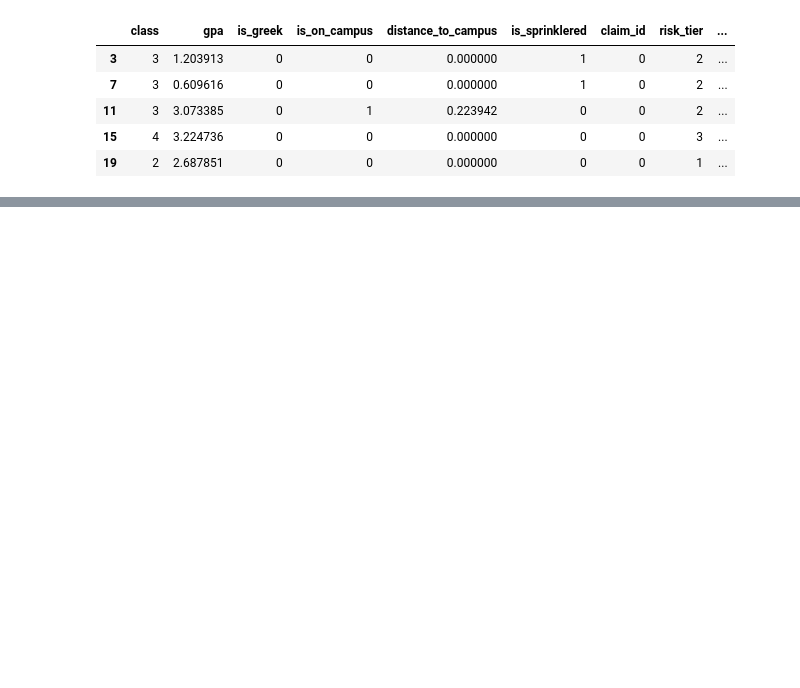
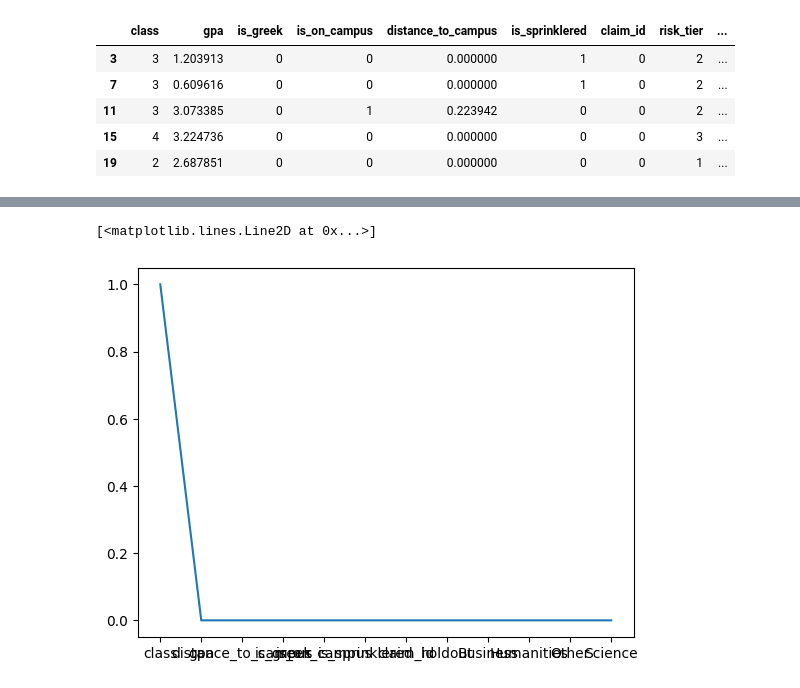
Before and after one commit to kyleosung/cas_casecomp_F24, a Jupyter notebook: kyle7.ipynb, the cells around one changed output, grey strips where cells are left out. Saved outputs shown, nothing was run; the diff lists cells and outputs as text; code cells hidden in the pictures; blank space fills up the shorter version.

```diff
--- a/kyle7.ipynb
+++ b/kyle7.ipynb
@@ -47,0 +64,7 @@ feature_importances
+# %%
+import matplotlib.pyplot as plt
+
+plt.plot(feature_importances['Feature'], feature_importances['Importance'])
+# %% [output]
+[<matplotlib.lines.Line2D at 0x...>]
+[figure, added]
```
Also changed, not shown: parts of 3 cells of this notebook, 6 other files.
